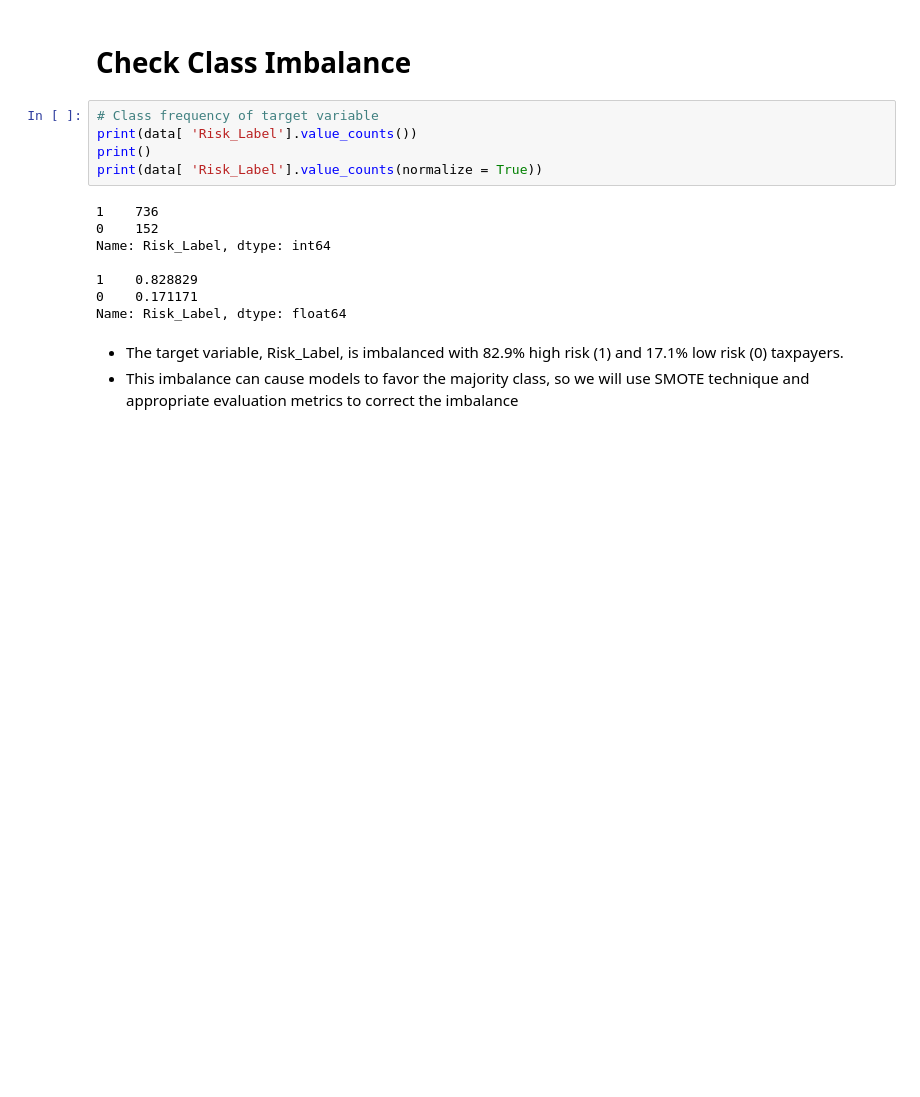
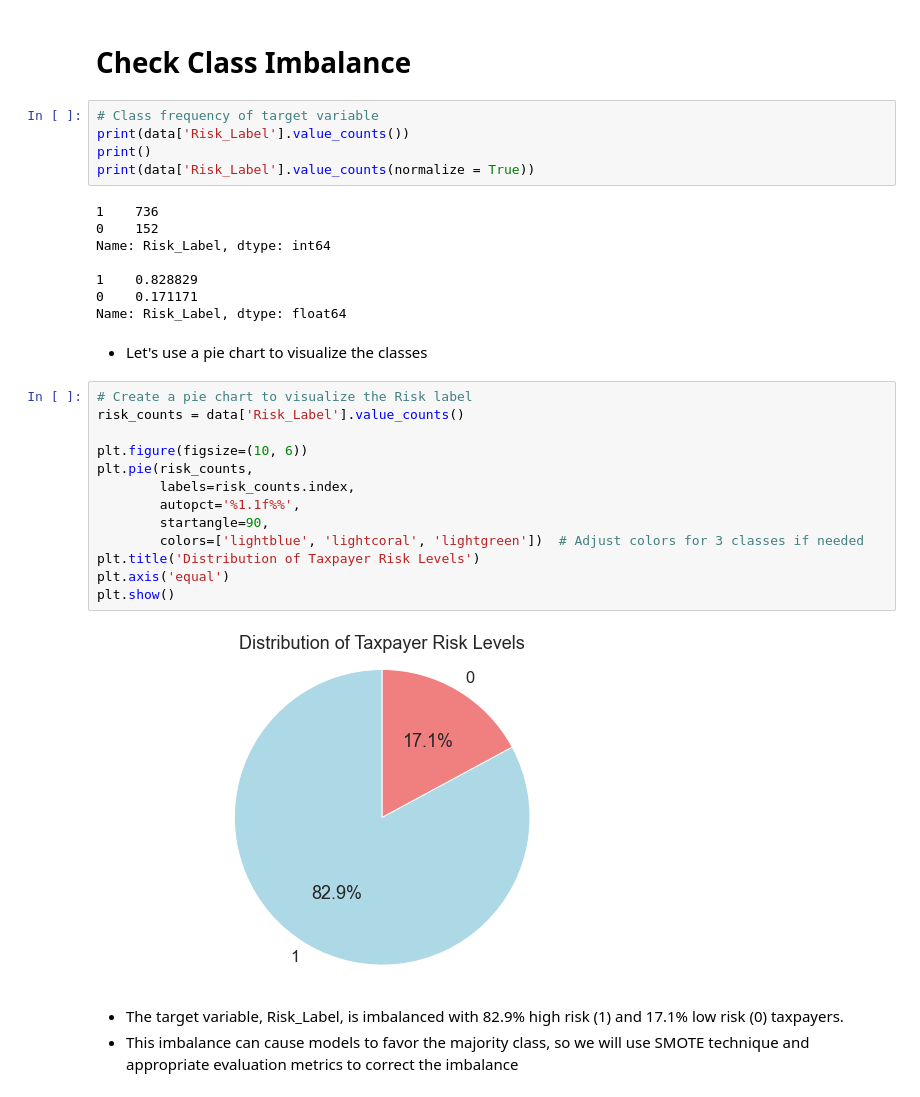
Before and after one commit to Harriet-ngomo/Taxpayer-Risk-Classification, a Jupyter notebook: index.ipynb, the cells around one changed output. Cells and saved outputs as stored; diff of their text form; blank space fills up the shorter version.

```diff
--- a/index.ipynb
+++ b/index.ipynb
@@ -298,9 +319,9 @@ Name: Risk_Label, dtype: int64
 # Check Class Imbalance
 # %%
 # Class frequency of target variable
-print(data[ 'Risk_Label'].value_counts())
+print(data['Risk_Label'].value_counts())
 print()
-print(data[ 'Risk_Label'].value_counts(normalize = True))
+print(data['Risk_Label'].value_counts(normalize = True))
 # %% [output]
 1    736
 0    152
@@ -309,6 +330,23 @@ Name: Risk_Label, dtype: int64
 1    0.828829
 0    0.171171
 Name: Risk_Label, dtype: float64
+# %% [markdown]
+- Let's use a pie chart to visualize the classes
+# %%
+# Create a pie chart to visualize the Risk label
+risk_counts = data['Risk_Label'].value_counts()
+
+plt.figure(figsize=(10, 6))
+plt.pie(risk_counts,
+        labels=risk_counts.index,
+        autopct='%1.1f%%',
+        startangle=90,
+        colors=['lightblue', 'lightcoral', 'lightgreen'])  # Adjust colors for 3 classes if needed
+plt.title('Distribution of Taxpayer Risk Levels')
+plt.axis('equal')
+plt.show()
+# %% [output]
+[figure, added]
 # %% [markdown]
 - The target variable, Risk_Label, is imbalanced with 82.9% high risk (1) and 17.1% low risk (0) taxpayers.
 - This imbalance can cause models to favor the majority class, so we will use SMOTE technique  and appropriate evaluation metrics to correct the imbalance
```
Also changed, not shown: parts of 7 cells of this notebook.
